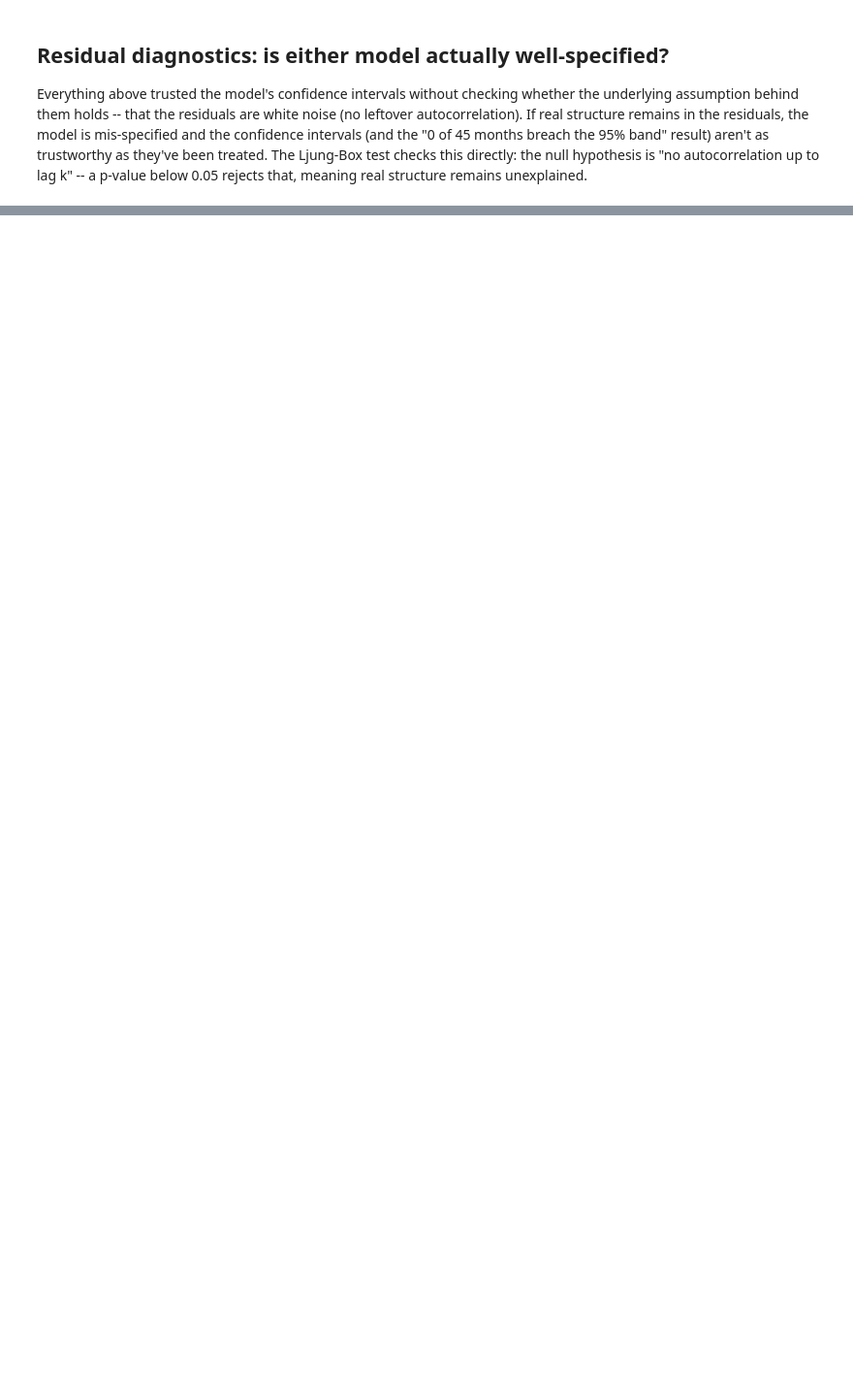
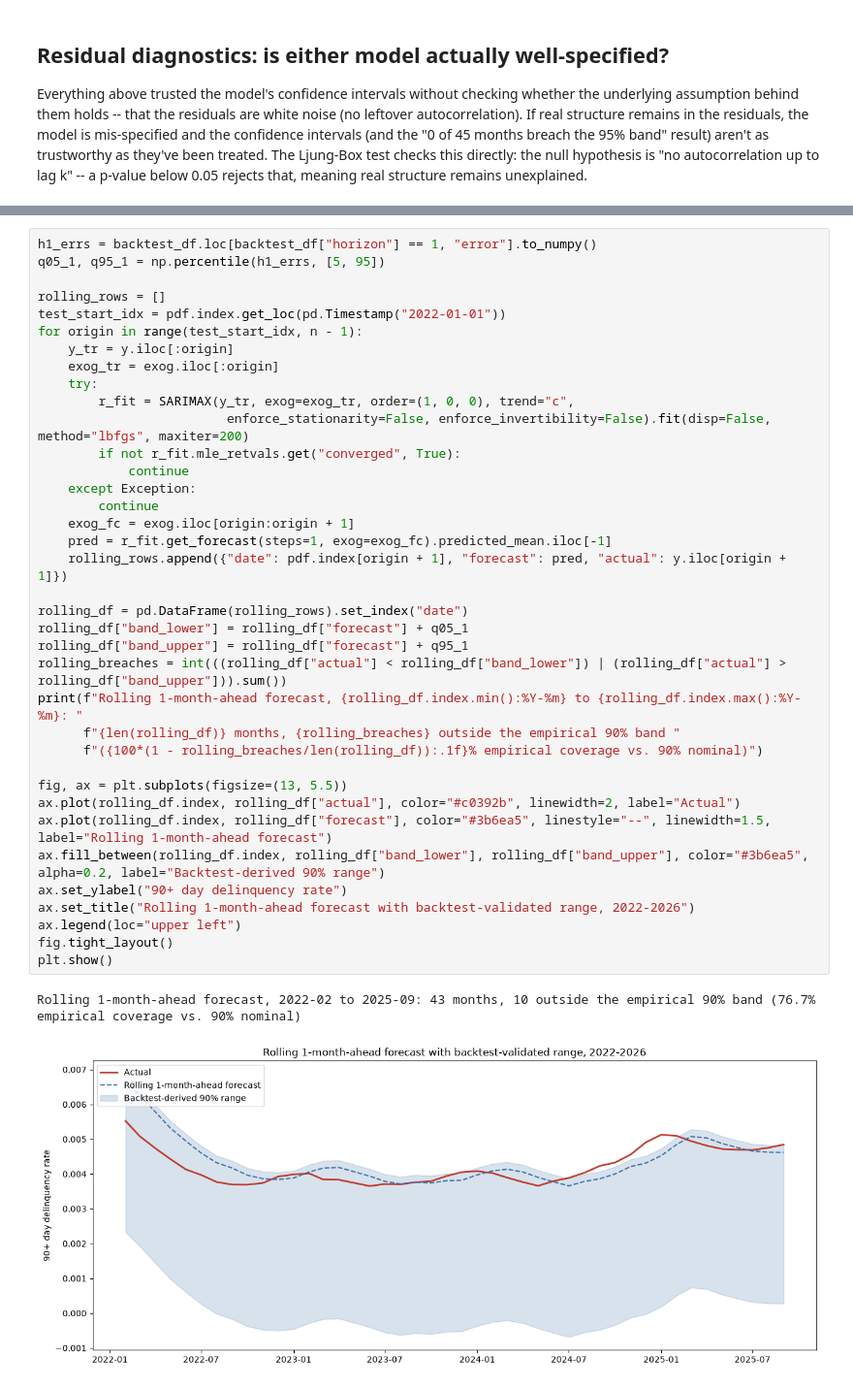
Before and after one commit to hemanthvnp/ArthaDhruva, a Jupyter notebook: notebooks/sarimax_portfolio_forecast.ipynb, the cells around one changed output, grey strips where cells are left out. Shown at 97% size. Saved outputs shown, nothing was run; the diff lists cells and outputs as text; blank space fills up the shorter version.

```diff
--- a/notebooks/sarimax_portfolio_forecast.ipynb
+++ b/notebooks/sarimax_portfolio_forecast.ipynb
@@ -318,0 +522,40 @@ plt.show()
+# %%
+h1_errs = backtest_df.loc[backtest_df["horizon"] == 1, "error"].to_numpy()
+q05_1, q95_1 = np.percentile(h1_errs, [5, 95])
+
+rolling_rows = []
+test_start_idx = pdf.index.get_loc(pd.Timestamp("2022-01-01"))
+for origin in range(test_start_idx, n - 1):
+    y_tr = y.iloc[:origin]
+    exog_tr = exog.iloc[:origin]
+    try:
+        r_fit = SARIMAX(y_tr, exog=exog_tr, order=(1, 0, 0), trend="c",
+                         enforce_stationarity=False, enforce_invertibility=False).fit(disp=False, method="lbfgs", maxiter=200)
+        if not r_fit.mle_retvals.get("converged", True):
+            continue
+    except Exception:
+        continue
+    exog_fc = exog.iloc[origin:origin + 1]
+    pred = r_fit.get_forecast(steps=1, exog=exog_fc).predicted_mean.iloc[-1]
+    rolling_rows.append({"date": pdf.index[origin + 1], "forecast": pred, "actual": y.iloc[origin + 1]})
+
+rolling_df = pd.DataFrame(rolling_rows).set_index("date")
+rolling_df["band_lower"] = rolling_df["forecast"] + q05_1
+rolling_df["band_upper"] = rolling_df["forecast"] + q95_1
+rolling_breaches = int(((rolling_df["actual"] < rolling_df["band_lower"]) | (rolling_df["actual"] > rolling_df["band_upper"])).sum())
+print(f"Rolling 1-month-ahead forecast, {rolling_df.index.min():%Y-%m} to {rolling_df.index.max():%Y-%m}: "
+      f"{len(rolling_df)} months, {rolling_breaches} outside the empirical 90% band "
+      f"({100*(1 - rolling_breaches/len(rolling_df)):.1f}% empirical coverage vs. 90% nominal)")
+
+fig, ax = plt.subplots(figsize=(13, 5.5))
+ax.plot(rolling_df.index, rolling_df["actual"], color="#c0392b", linewidth=2, label="Actual")
+ax.plot(rolling_df.index, rolling_df["forecast"], color="#3b6ea5", linestyle="--", linewidth=1.5, label="Rolling 1-month-ahead forecast")
+ax.fill_between(rolling_df.index, rolling_df["band_lower"], rolling_df["band_upper"], color="#3b6ea5", alpha=0.2, label="Backtest-derived 90% range")
+ax.set_ylabel("90+ day delinquency rate")
+ax.set_title("Rolling 1-month-ahead forecast with backtest-validated range, 2022-2026")
+ax.legend(loc="upper left")
+fig.tight_layout()
+plt.show()
+# %% [output]
+Rolling 1-month-ahead forecast, 2022-02 to 2025-09: 43 months, 10 outside the empirical 90% band (76.7% empirical coverage vs. 90% nominal)
+[figure, added]
```
Also changed, not shown: parts of 40 cells of this notebook, 15 other files.
